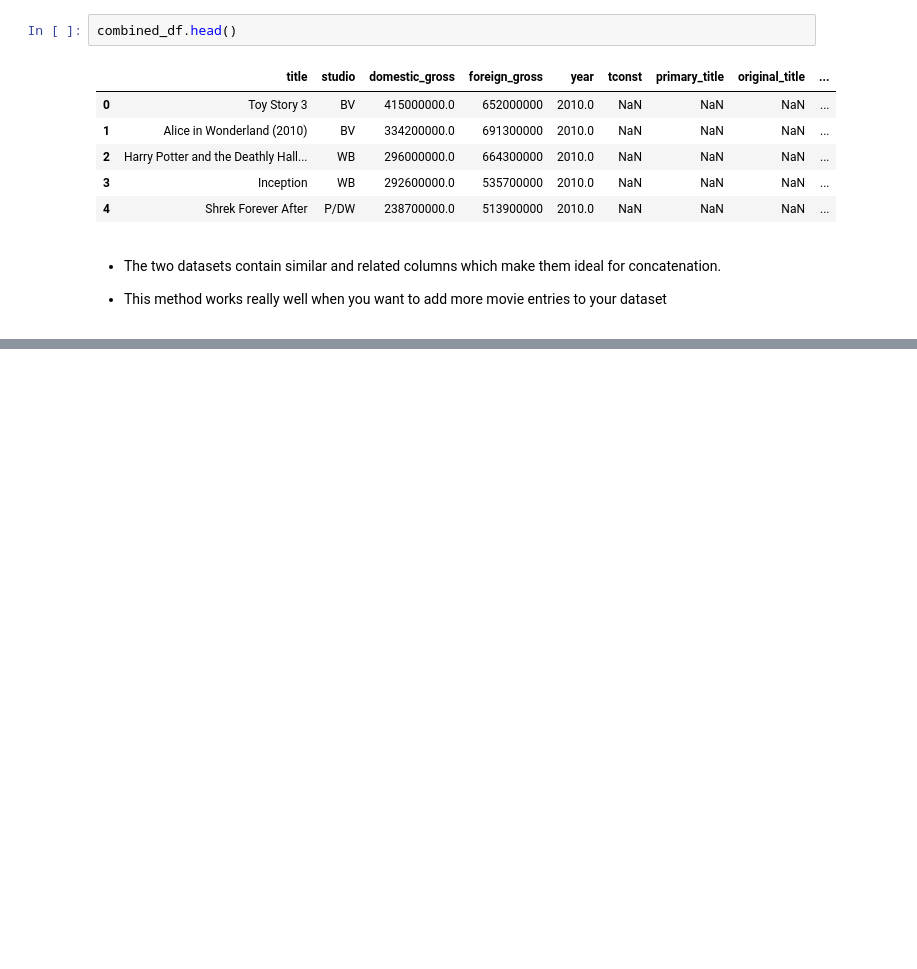
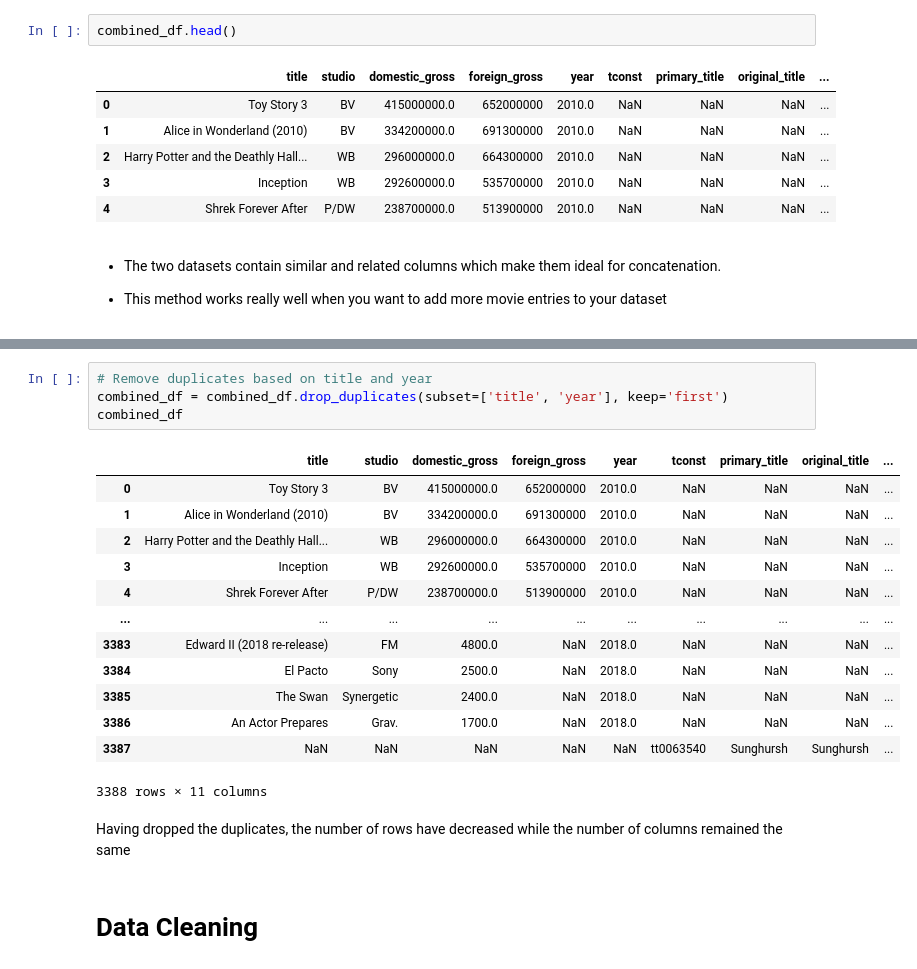
Before and after one commit to Ella244-18/phase-1-project, a Jupyter notebook: student.ipynb, the cells around one changed output, grey strips where cells are left out. Drawn from its saved outputs; the diff is of its cells as text; blank space fills up the shorter version.

```diff
--- a/student.ipynb
+++ b/student.ipynb
@@ -216,0 +248,22 @@ combined_df.head()
+# %%
+# Remove duplicates based on title and year
+combined_df = combined_df.drop_duplicates(subset=['title', 'year'], keep='first')
+combined_df
+# %% [output]
+|  | title | studio | domestic_gross | foreign_gross | year | tconst | primary_title | original_title | ... |
+| 0 | Toy Story 3 | BV | 415000000.0 | 652000000 | 2010.0 | NaN | NaN | NaN | ... |
+| 1 | Alice in Wonderland (2010) | BV | 334200000.0 | 691300000 | 2010.0 | NaN | NaN | NaN | ... |
+| 2 | Harry Potter and the Deathly Hall... | WB | 296000000.0 | 664300000 | 2010.0 | NaN | NaN | NaN | ... |
+| 3 | Inception | WB | 292600000.0 | 535700000 | 2010.0 | NaN | NaN | NaN | ... |
+| 4 | Shrek Forever After | P/DW | 238700000.0 | 513900000 | 2010.0 | NaN | NaN | NaN | ... |
+| ... | ... | ... | ... | ... | ... | ... | ... | ... | ... |
+| 3383 | Edward II (2018 re-release) | FM | 4800.0 | NaN | 2018.0 | NaN | NaN | NaN | ... |
+| 3384 | El Pacto | Sony | 2500.0 | NaN | 2018.0 | NaN | NaN | NaN | ... |
+| 3385 | The Swan | Synergetic | 2400.0 | NaN | 2018.0 | NaN | NaN | NaN | ... |
+| 3386 | An Actor Prepares | Grav. | 1700.0 | NaN | 2018.0 | NaN | NaN | NaN | ... |
+| 3387 | NaN | NaN | NaN | NaN | NaN | tt0063540 | Sunghursh | Sunghursh | ... |
+3388 rows × 11 columns
+# %% [markdown]
+Having dropped the duplicates, the number of rows have decreased while the number of columns remained the same
+# %% [markdown]
+# **Data Cleaning**
```
Also changed, not shown: parts of 6 cells of this notebook.
